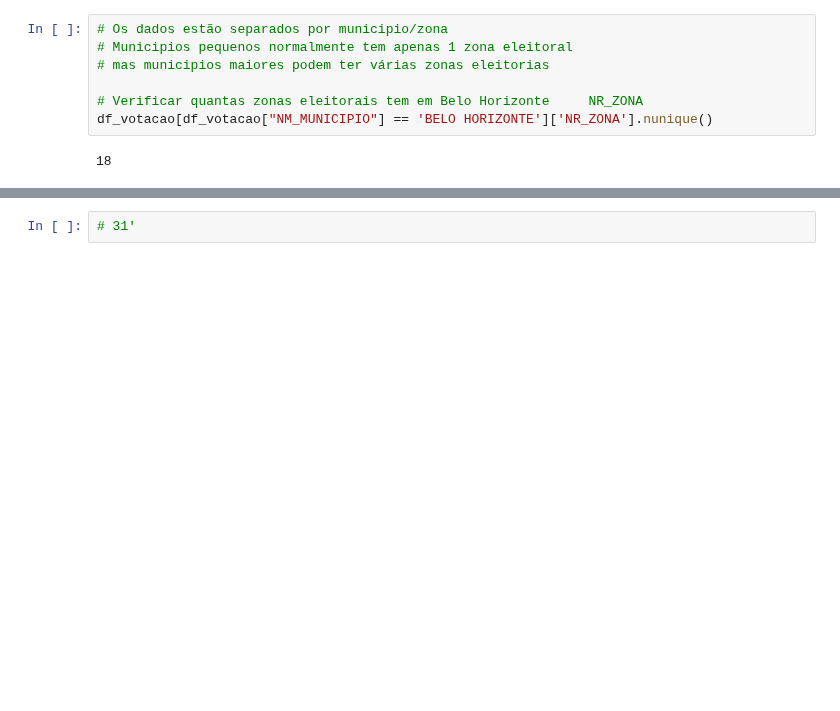
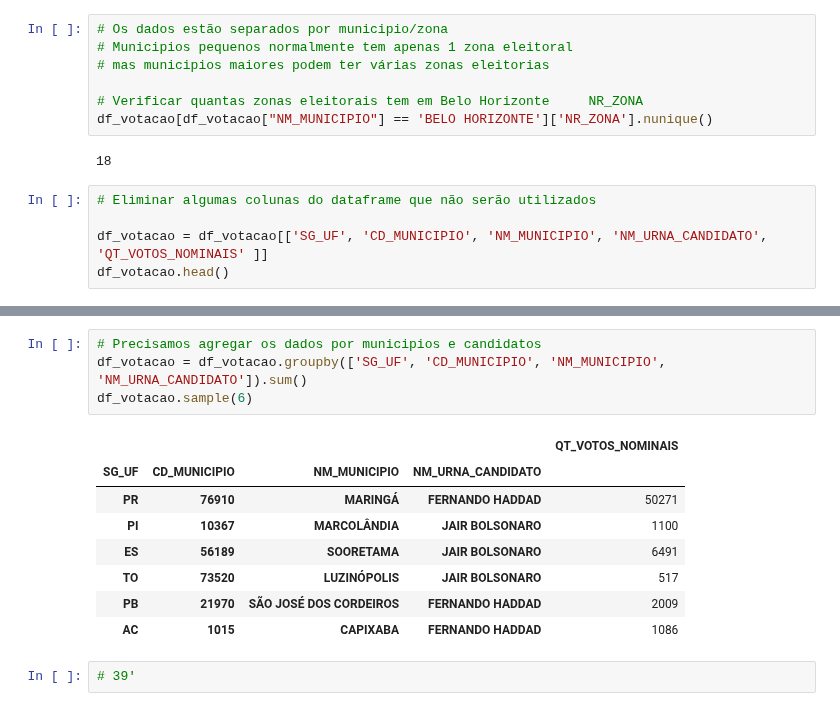
Before and after one commit to V1L3La/Learning-An-lise-de-Dados-em-Python, a Jupyter notebook: Mapa_das_Eleições_de_2018.ipynb, the cells around one changed output, grey strips where cells are left out. Saved outputs shown, nothing was run; the diff lists cells and outputs as text; blank space fills up the shorter version.

```diff
--- a/Mapa_das_Eleições_de_2018.ipynb
+++ b/Mapa_das_Eleições_de_2018.ipynb
@@ -215,3 +215,8 @@ df_votacao['CD_MUNICIPIO'].nunique()
 df_votacao[df_votacao["NM_MUNICIPIO"] == 'BELO HORIZONTE']['NR_ZONA'].nunique()
 # %% [output]
 18
+# %%
+# Eliminar algumas colunas do dataframe que não serão utilizados
+
+df_votacao = df_votacao[['SG_UF', 'CD_MUNICIPIO', 'NM_MUNICIPIO', 'NM_URNA_CANDIDATO', 'QT_VOTOS_NOMINAIS' ]]
+df_votacao.head()
@@ -218,2 +230,15 @@ df_votacao[df_votacao["NM_MUNICIPIO"] == 'BELO HORIZONTE']['NR_ZONA'].nunique()
+# %%
+# Precisamos agregar os dados por municipios e candidatos
+df_votacao = df_votacao.groupby(['SG_UF', 'CD_MUNICIPIO', 'NM_MUNICIPIO', 'NM_URNA_CANDIDATO']).sum()
+df_votacao.sample(6)
+# %% [output]
+|  |  |  |  | QT_VOTOS_NOMINAIS |
+| SG_UF | CD_MUNICIPIO | NM_MUNICIPIO | NM_URNA_CANDIDATO |  |
+| PR | 76910 | MARINGÁ | FERNANDO HADDAD | 50271 |
+| PI | 10367 | MARCOLÂNDIA | JAIR BOLSONARO | 1100 |
+| ES | 56189 | SOORETAMA | JAIR BOLSONARO | 6491 |
+| TO | 73520 | LUZINÓPOLIS | JAIR BOLSONARO | 517 |
+| PB | 21970 | SÃO JOSÉ DOS CORDEIROS | FERNANDO HADDAD | 2009 |
+| AC | 1015 | CAPIXABA | FERNANDO HADDAD | 1086 |
 # %%
-# 31'
+# 39'
```
Also changed, not shown: parts of 6 cells of this notebook.
